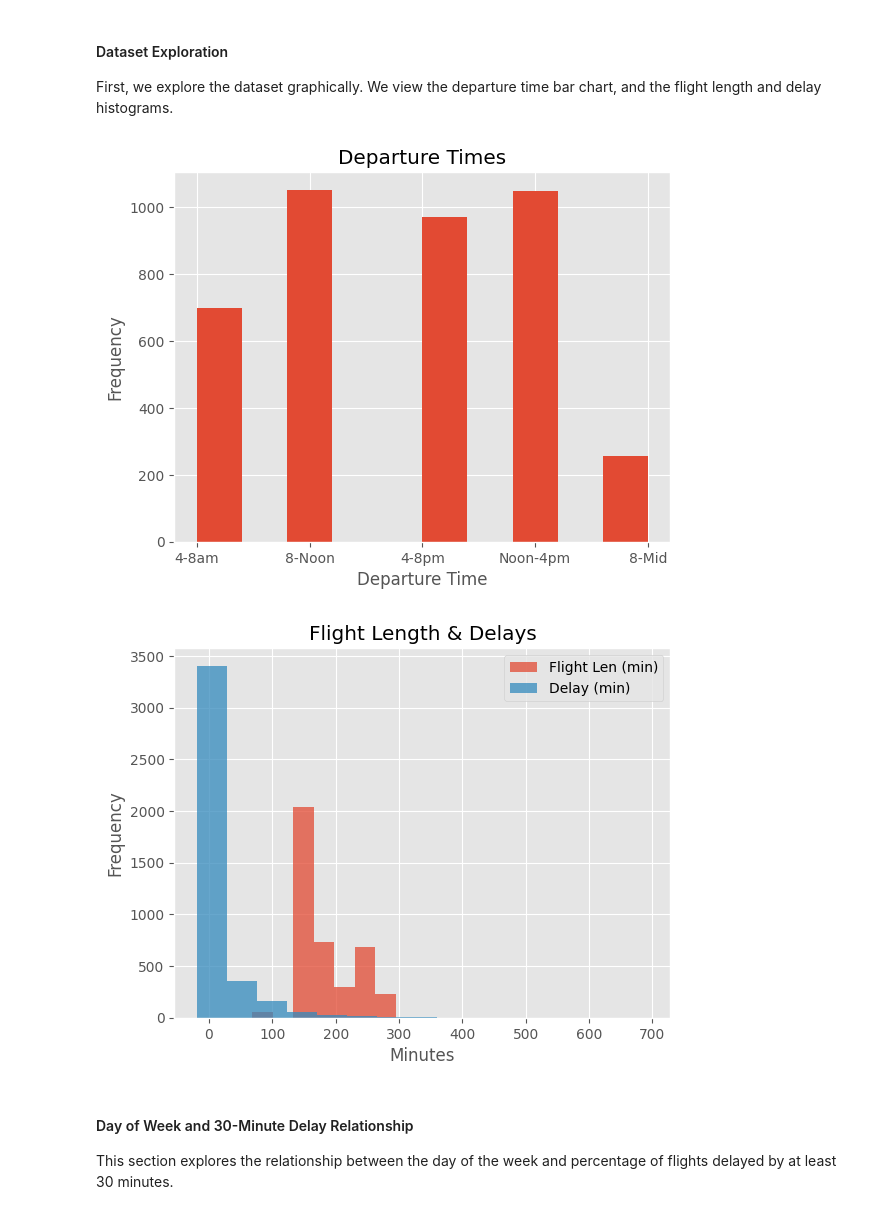
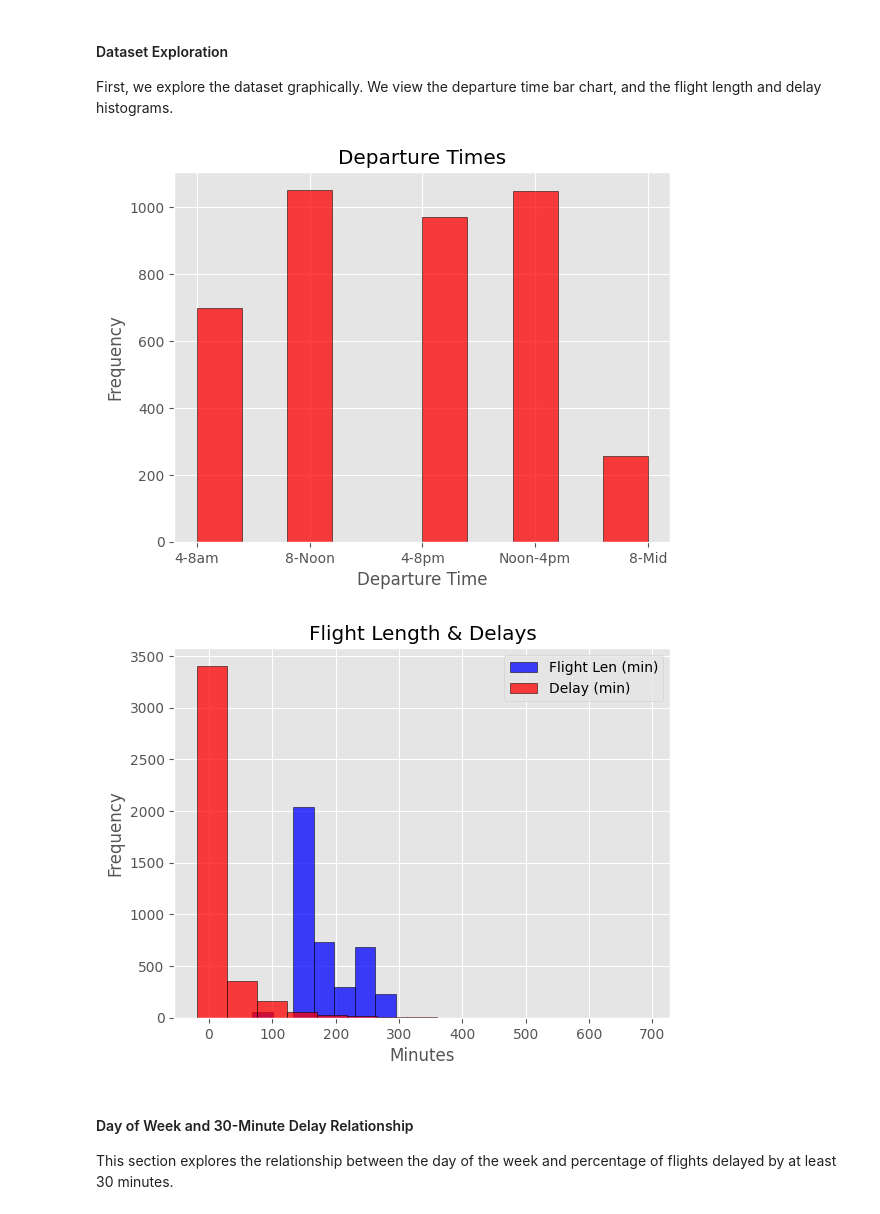
Before and after one commit to tzabilowicz/DataScience, a Jupyter notebook: case_studies/flight_delays.ipynb, the cells around one changed output. Drawn from its saved outputs; the diff is of its cells as text; code cells hidden in the pictures.

```diff
--- a/case_studies/flight_delays.ipynb
+++ b/case_studies/flight_delays.ipynb
@@ -44,23 +44,23 @@ max    4029.000000  2255.000000    295.000000   693.000000
 #### Dataset Exploration
 First, we explore the dataset graphically. We view the departure time bar chart, and the flight length and delay histograms.
 # %%
-plt.hist(flight_delays["DepartTime"])
+plt.hist(flight_delays["DepartTime"], color="red", alpha=0.75, edgecolor="black")
 plt.title("Departure Times")
 plt.ylabel("Frequency")
 plt.xlabel("Departure Time")
 plt.show()
 # %% [output]
-[figure, old version]
+[figure, new version]
 # %%
-plt.hist(flight_delays["FlightLength"], label="Flight Len (min)", alpha=0.75, bins=7)
-plt.hist(flight_delays["Delay"], label="Delay (min)", alpha=0.75, bins=15)
+plt.hist(flight_delays["FlightLength"], label="Flight Len (min)", alpha=0.75, bins=7, color="blue", edgecolor="black")
+plt.hist(flight_delays["Delay"], label="Delay (min)", alpha=0.75, bins=15, color="red", edgecolor="black")
 plt.legend()
 plt.title("Flight Length & Delays")
 plt.xlabel("Minutes")
 plt.ylabel("Frequency")
 plt.show()
 # %% [output]
-[figure, old version]
+[figure, new version]
 # %% [markdown]
 #### Day of Week and 30-Minute Delay Relationship
 This section explores the relationship between the day of the week and percentage of flights delayed by at least 30 minutes.
```
Also changed, not shown: parts of 14 cells of this notebook.
